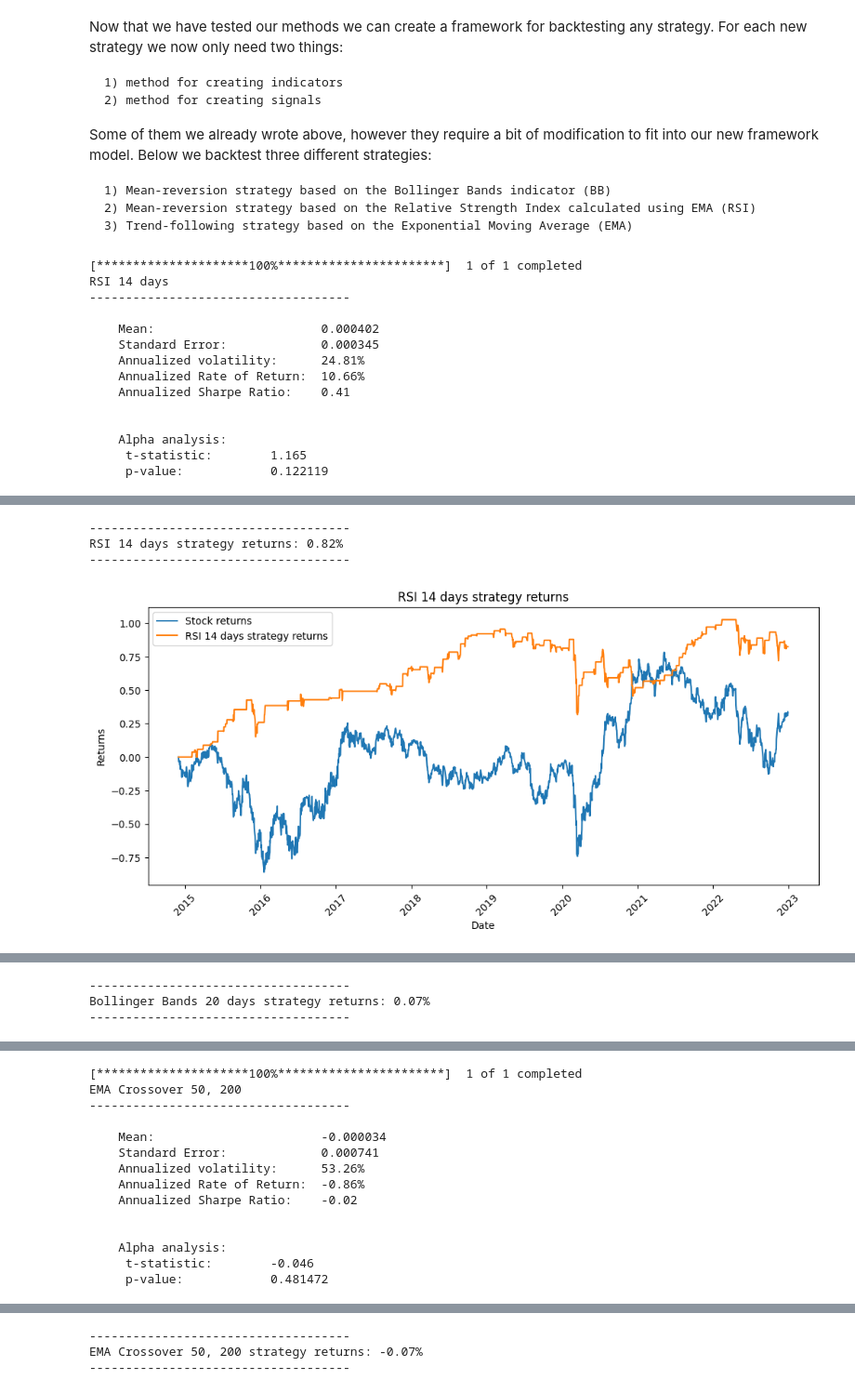
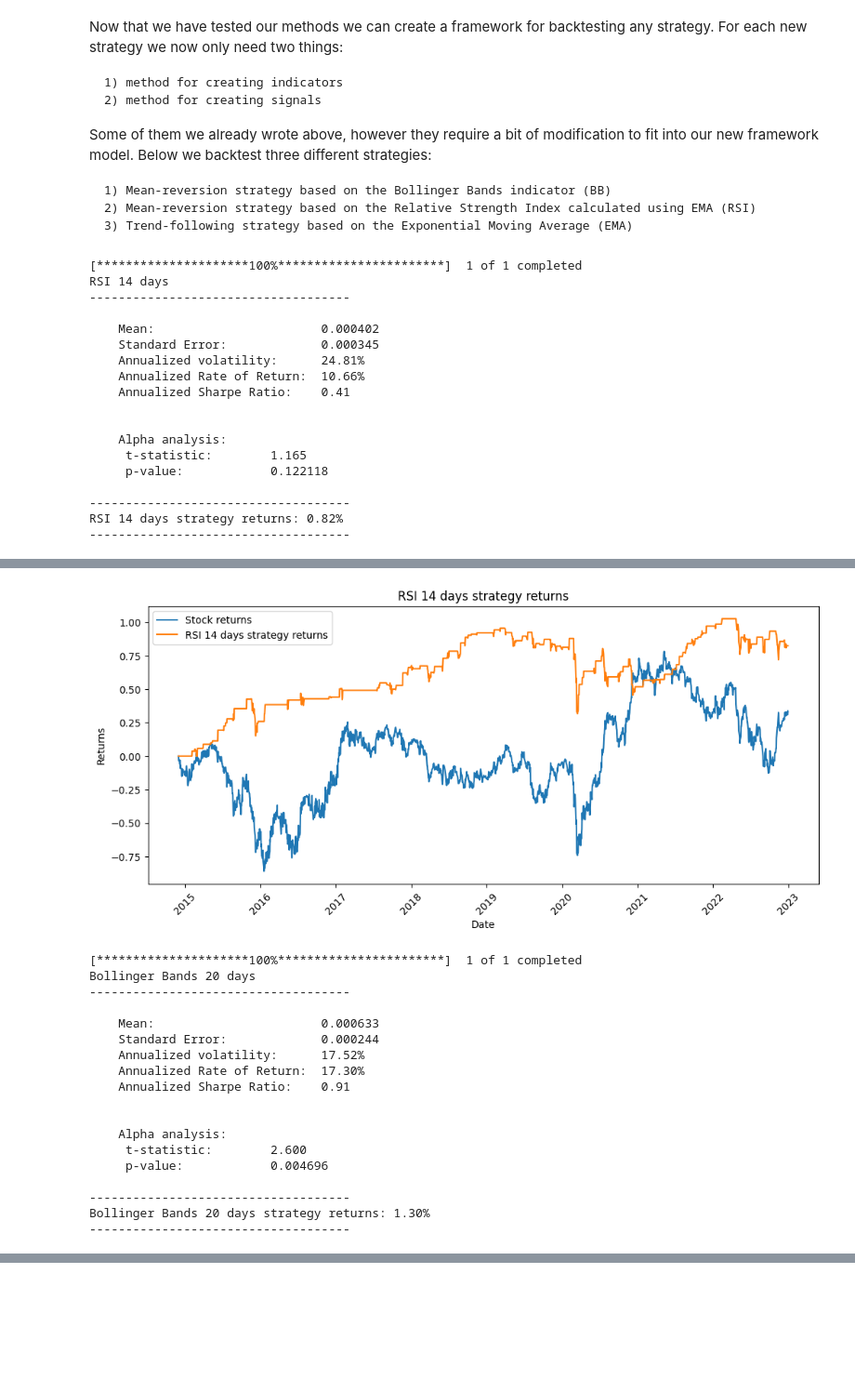
Before and after one commit to pkur3k/Mean-Reversion-Trading-Strategy, a Jupyter notebook: mean_reversion_strategy.ipynb, the cells around one changed output, grey strips where cells are left out. Shown at 93% size. Saved outputs shown, nothing was run; the diff lists cells and outputs as text; code cells hidden in the pictures; blank space fills up the shorter version.

```diff
--- a/mean_reversion_strategy.ipynb
+++ b/mean_reversion_strategy.ipynb
@@ -519,7 +519,7 @@ def backtesting_framework(strategy_name: str, indicator_function: callable, sign
     data_signal = signal_function(data_indicator)
     data_strategy = backtest_strategy(data_signal).fillna(0)
     analyse_alpha(data_strategy, strategy_name)
-    display(strategy_name.tail(40))
+
     print('------------------------------------')
     print(strategy_name+" strategy returns: {:.2f}%".format(data_strategy['strategy_returns'].cumsum()[-1]))
     print('------------------------------------')
@@ -538,7 +538,7 @@ def backtesting_framework(strategy_name: str, indicator_function: callable, sign
 #backtest Mean-reversion strategy based on the Relative Strength Index indicator
 backtesting_framework('RSI 14 days', create_rsi_indicator, create_rsi_signal, 'KGHA.F', '2014-12-01', '2022-12-31', loopback=14)
 #backtest Mean-reversion strategy bassed on the Bollinger Bands indicator
-backtesting_framework('Bollinger Bands 20 days', create_bb_indicator, create_bb_signal, 'KGHA.F', '2020-12-01', '2022-12-31', loopback=20)
+backtesting_framework('Bollinger Bands 20 days', create_bb_indicator, create_bb_signal, 'KGHA.F', '2014-12-01', '2022-12-31', loopback=20)
 #backtest Trend-following strategy based on Exponential Moving Average indicator
 backtesting_framework('EMA Crossover 50, 200', create_ema_indicator, create_ema_signal, 'KGHA.F', '2014-12-01', '2022-12-31', short_term=50, long_term=200)
 # %% [output]
@@ -555,4 +555,8 @@ RSI 14 days
 
     Alpha analysis:
      t-statistic:        1.165
-     p-value:            0.122119
+     p-value:            0.122118
+
+------------------------------------
+RSI 14 days strategy returns: 0.82%
+------------------------------------
@@ -577,4 +563,19 @@ RSI 14 days
+[figure]
+[*********************100%***********************]  1 of 1 completed
+Bollinger Bands 20 days
 ------------------------------------
-RSI 14 days strategy returns: 0.82%
+
+    Mean:                       0.000633
+    Standard Error:             0.000244
+    Annualized volatility:      17.52%
+    Annualized Rate of Return:  17.30%
+    Annualized Sharpe Ratio:    0.91
+
+
+    Alpha analysis:
+     t-statistic:        2.600
+     p-value:            0.004696
+
 ------------------------------------
+Bollinger Bands 20 days strategy returns: 1.30%
+------------------------------------
-[figure]
@@ -613,3 +600,0 @@ Bollinger Bands 20 days
-------------------------------------
-Bollinger Bands 20 days strategy returns: 0.07%
-------------------------------------
@@ -617,14 +600,0 @@ Bollinger Bands 20 days strategy returns: 0.07%
-[*********************100%***********************]  1 of 1 completed
-EMA Crossover 50, 200
-------------------------------------
-
-    Mean:                       -0.000034
-    Standard Error:             0.000741
-    Annualized volatility:      53.26%
-    Annualized Rate of Return:  -0.86%
-    Annualized Sharpe Ratio:    -0.02
-
-
-    Alpha analysis:
-     t-statistic:        -0.046
-     p-value:            0.481472
@@ -649,4 +601 @@ EMA Crossover 50, 200
-------------------------------------
-EMA Crossover 50, 200 strategy returns: -0.07%
-------------------------------------
 [figure]
```
Also changed, not shown: parts of 1 cell of this notebook.
